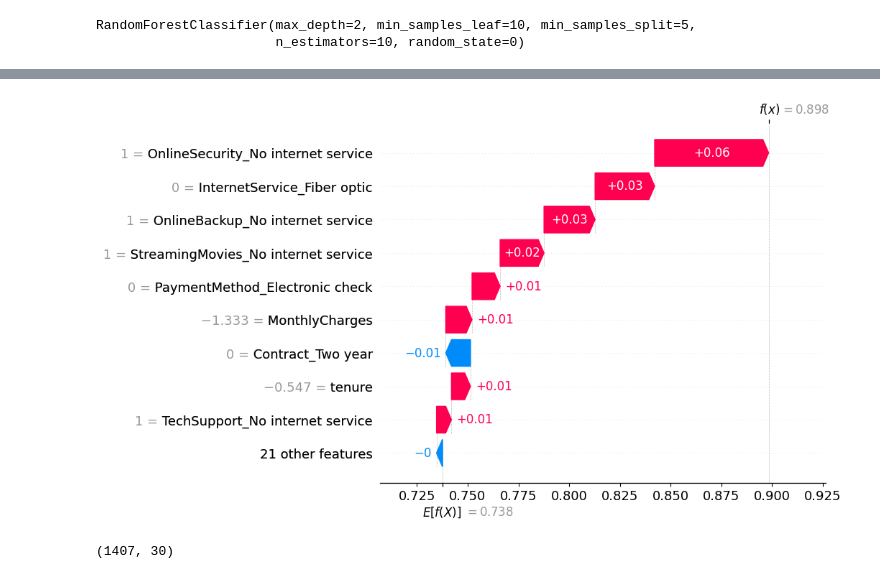
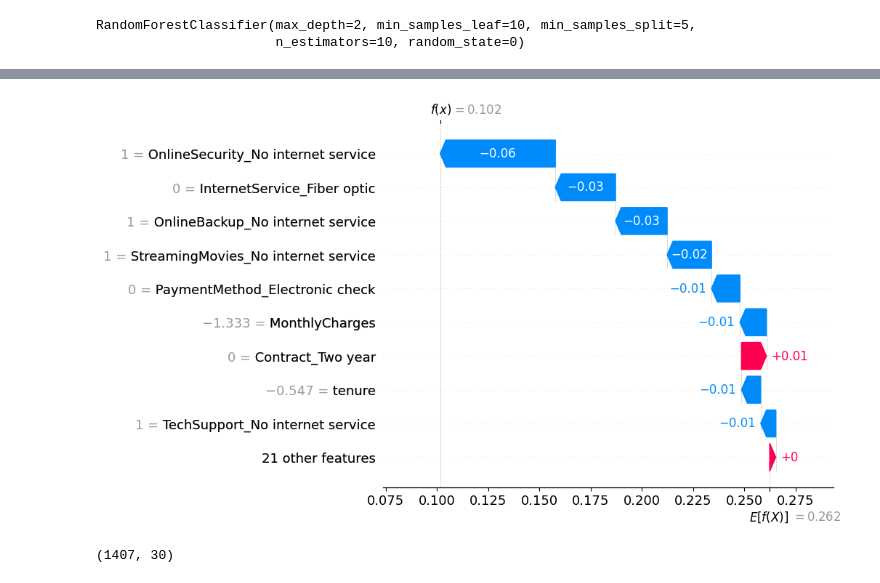
Before and after one commit to josephmailil1/Master-Thesis-repo, a Jupyter notebook: load af data.ipynb, the cells around one changed output, grey strips where cells are left out. Cells and saved outputs as stored; diff of their text form; code cells hidden in the pictures.

```diff
--- a/load af data.ipynb
+++ b/load af data.ipynb
@@ -302,8 +303,8 @@ shap.summary_plot(shap_values_rf[:, :, 1], X_test)
 # %%
 # Viser fordelingen af variabler for prediction i række 1, fra perspektivet churn = 0 (begge inputs kan ændres)
-shap.plots.waterfall(shap_values_rf[1, :, 0])
+shap.plots.waterfall(shap_values_rf[1, :, 1])
 # %% [output]
-[figure, old version]
+[figure, new version]
 # %%
 shap_values_rf[:, :, 1].shape
 # %% [output]
```
Also changed, not shown: parts of 4 cells of this notebook, 1 other file.
